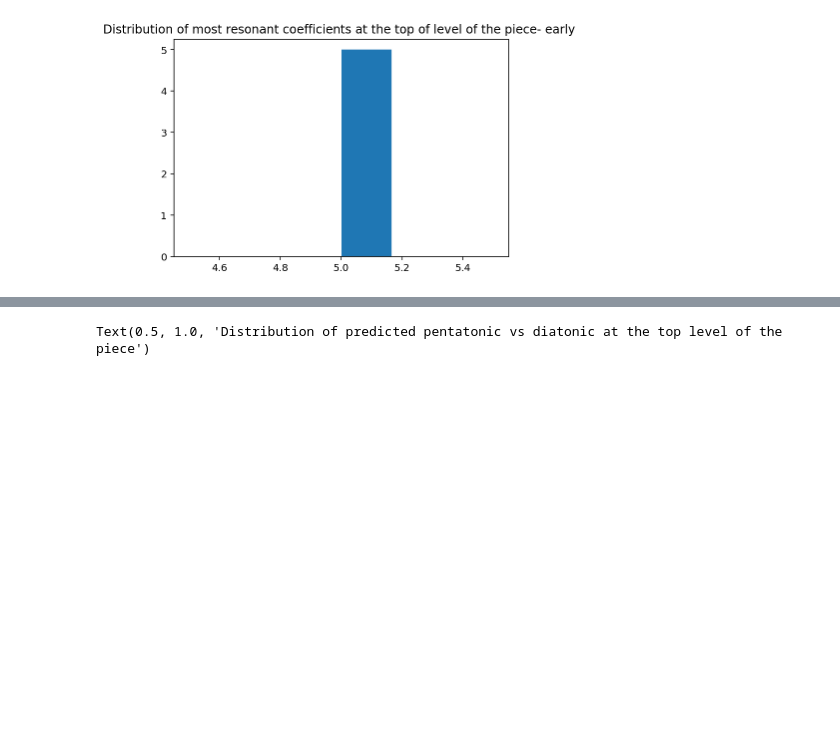
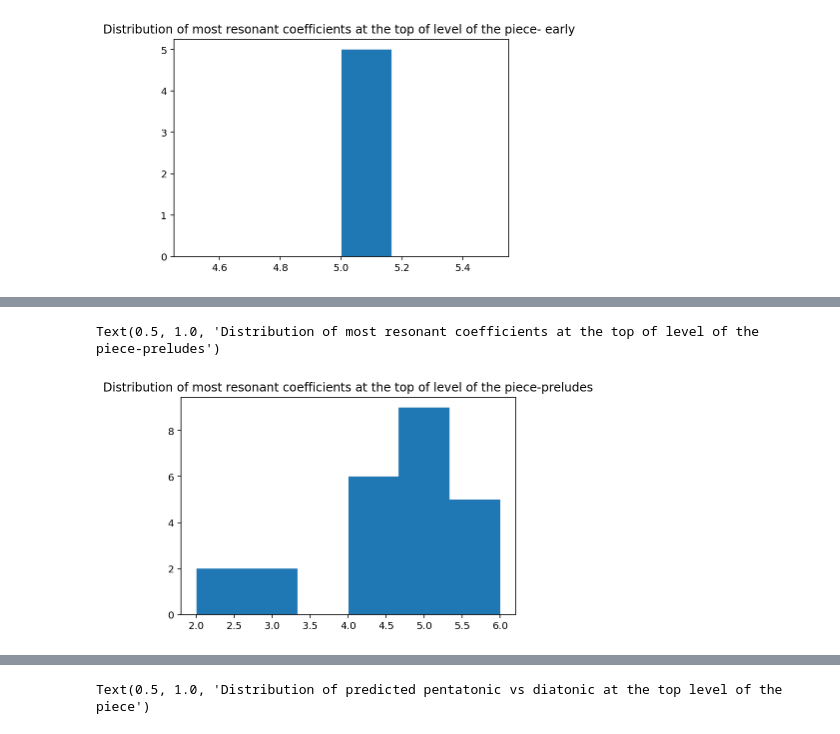
Before and after one commit to ludovicaschaerf/Group-5-Debussy-Pitch-Scapes, a Jupyter notebook: Predictions.ipynb, the cells around one changed output, grey strips where cells are left out. Cells and saved outputs as stored; diff of their text form; code cells hidden in the pictures; blank space fills up the shorter version.

```diff
--- a/Predictions.ipynb
+++ b/Predictions.ipynb
@@ -43,9 +43,9 @@ Text(0.5, 1.0, 'Distribution of most resonant coefficients at the top of level o
 # %%
-scores = glob('./scores2/suite_bergamasque 1890+1891/*.mid')
-data = {}
-for score in scores:
+scores_e = glob('./scores2/suite_bergamasque 1890+1891/*.mid')
+data_e = {}
+for score in scores_e:
     try:
-        data[score] = predict_scale(score, ver_ratio=(0.8,1))
+        data_e[score] = predict_scale(score, ver_ratio=0.8)
     except:
         print('could not predict')
 # %% [output]
@@ -67,3 +67,11 @@ plt.title('Distribution of most resonant coefficients at the top of level of the
 # %% [output]
 Text(0.5, 1.0, 'Distribution of most resonant coefficients at the top of level of the piece- early ')
 [figure]
+# %%
+scores_p = glob('./scores2/preludes/*.mid')
+data_p = {}
+for score in scores_p:
+    try:
+        data_p[score] = predict_scale(score, ver_ratio=0.8)
+    except:
+        print('could not predict')
@@ -69,0 +96,7 @@ Text(0.5, 1.0, 'Distribution of most resonant coefficients at the top of level o
+# %%
+coeffs_p = [d[0] for d in data_p.values()]
+plt.hist(coeffs_p, bins=6)
+plt.title('Distribution of most resonant coefficients at the top of level of the piece-preludes')
+# %% [output]
+Text(0.5, 1.0, 'Distribution of most resonant coefficients at the top of level of the piece-preludes')
+[figure, added]
```
Also changed, not shown: parts of 26 cells of this notebook.
